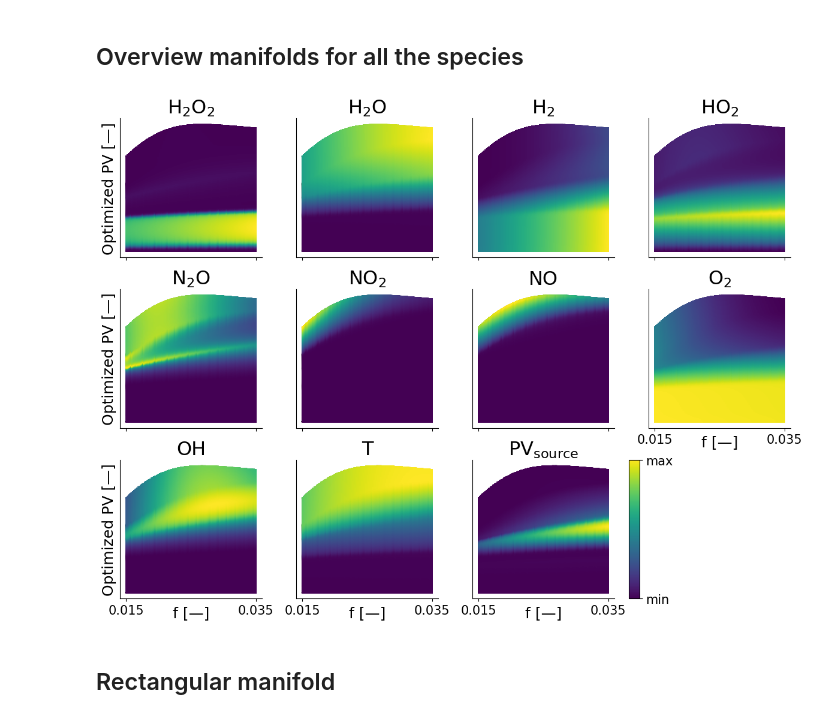
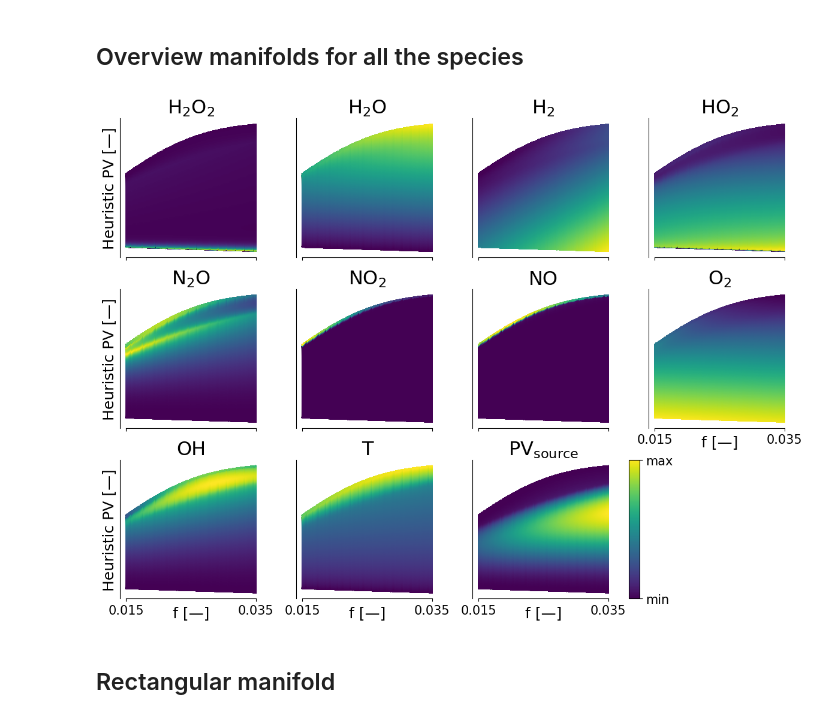
Before and after one commit to GregoireCorluy/PV-optimization-for-ROM, a Jupyter notebook: Figures/Suppl-mat-f-PV-manifolds-heu-vs-opt.ipynb, the cells around one changed output. Cells and saved outputs as stored; diff of their text form; code cells hidden in the pictures.

Commit message:
Update of all figures and supplementary material

```diff
--- a/Figures/Suppl-mat-f-PV-manifolds-heu-vs-opt.ipynb
+++ b/Figures/Suppl-mat-f-PV-manifolds-heu-vs-opt.ipynb
@@ -99,7 +99,7 @@ rows, cols = 3,4
 keysSpecies = ['H2O2', 'H2O', 'H2', 'HO2', 'N2O', 'NO2', 'NO', 'O2', 'OH']
 keys = ['H2O2', 'H2O', 'H2', 'HO2', 'N2O', 'NO2', 'NO', 'O2', 'OH', 'T', 'PV1']
 
-Xu_optimized = "Optimized" #'Xu' or 'Optimized'
+Xu_optimized = "Xu" #'Xu' or 'Optimized'
 
 save = True
 pathSave = f"C:/Users/admin/Documents/PhD-ULB/Figures/2024-PV-optimization/Paper/EnergyAndAI/Supplementary-material/Heuristic-vs-optimized/"
@@ -144,6 +144,7 @@ for i, key in enumerate(keys):
 
     ax.spines['top'].set_visible(False)
     ax.spines['right'].set_visible(False)
+    ax.spines["bottom"].set_bounds(0.015, 0.035)
 
 
 for j in range(len(keys), len(axes)): #disables axes of plots not used
@@ -153,34 +154,34 @@ plt.tight_layout()
 
 pos = axes[10].get_position()
 
 # Define colorbar axis manually
 cbar_width = 0.015   # thin bar
 gap = 0.02           # small gap from subplot
 
 cax = fig.add_axes([
     pos.x1 + gap,    # x start (right of subplot 11)
     pos.y0,          # same bottom
     cbar_width,      # width
     pos.height       # same height
 ])
 cbar = fig.colorbar(sc, cax=cax, orientation="vertical")
 
 vmin, vmax = sc.get_clim()
 
 # Set ticks at the extrema
 cbar.set_ticks([vmin, vmax])
 
 # Replace numeric tick labels
 cbar.set_ticklabels(["min", "max"])
 cbar.ax.tick_params(labelsize=15)
 
 handles, labels = axes[0].get_legend_handles_labels()
 
 if(save):
         plt.savefig(f"{pathSave}{name}", dpi = 300, bbox_inches="tight")
 plt.show()
 # %% [output]
-[figure, old version]
+[figure, new version]
 # %% [markdown]
 ## Rectangular manifold
 # %%
```
Also changed, not shown: parts of 1 cell of this notebook, 21 other files.
